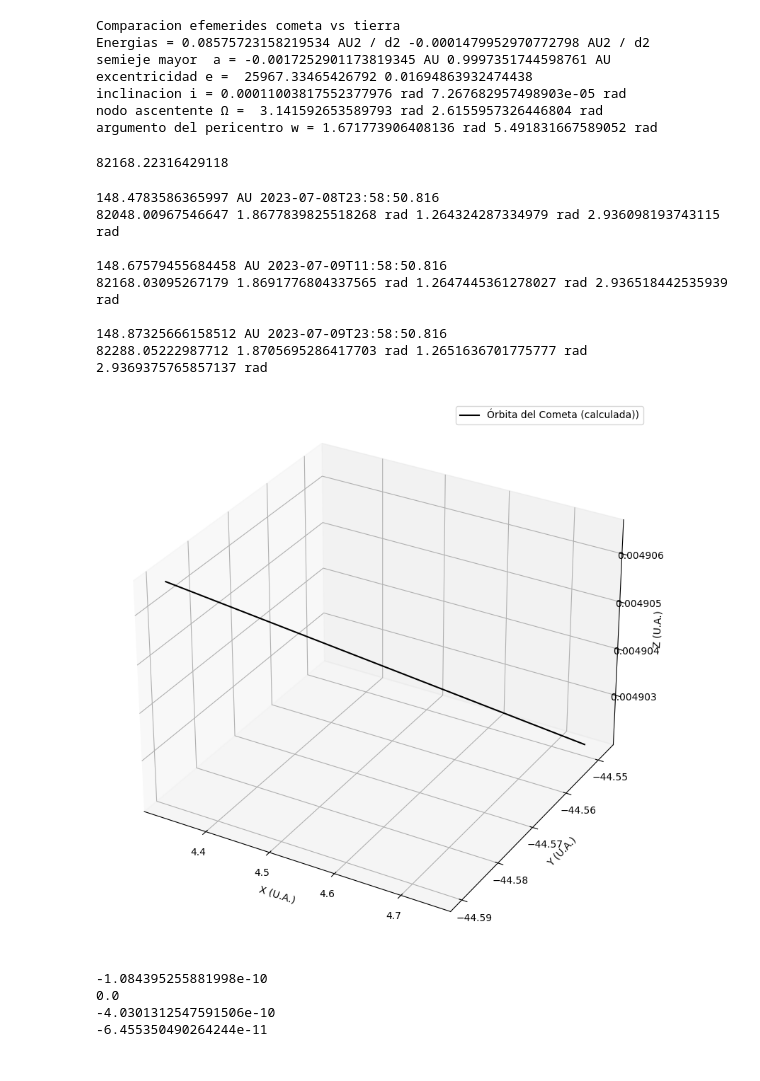
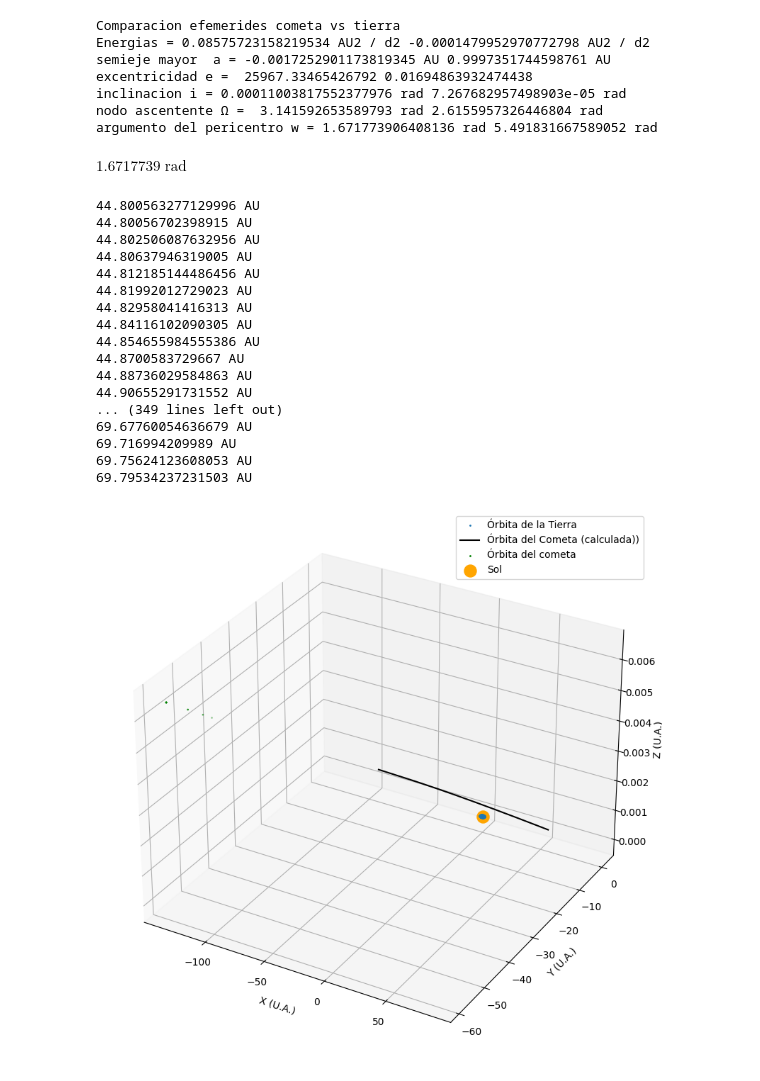
Before and after one commit to eadelgadillom/Astronomia_fundamental, a Jupyter notebook: Parcial_1.ipynb, the cells around one changed output. Saved outputs shown, nothing was run; the diff lists cells and outputs as text; code cells hidden in the pictures.

```diff
--- a/Parcial_1.ipynb
+++ b/Parcial_1.ipynb
@@ -118,12 +118,15 @@ def find_f_hyperbolic(e, E):
 def find_r_hyperbolic(a, ecc, E):
     return a*(1 - ecc*np.cosh(E))
 
+def find_iota_hyperbolic(t, l0, n, t0,):
+    return (n*(t-t0))
+
 ##______________________________________________________________________________________##
 
 ## Parámetros temporales de la tierra
-N_tiempos = (1*3)
+N_tiempos = (1*365)
 t0 = Time('2023-07-09T00:00:00', scale='tdb', format = 'isot').utc
-tf = Time('2023-07-10T00:00:00', scale='tdb', format = 'isot').utc
+tf = Time('2024-07-09T00:00:00', scale='tdb', format = 'isot').utc
 tiempos_evolucion = np.linspace(t0, tf, N_tiempos)
 
 ## Calculo orbita Tierra
@@ -236,11 +239,17 @@ excentricidad e =  25967.33465426792 0.01694863932474438
 inclinacion i = 0.00011003817552377976 rad 7.267682957498903e-05 rad
 nodo ascentente Ω =  3.141592653589793 rad 2.6155957326446804 rad
 argumento del pericentro w = 1.671773906408136 rad 5.491831667589052 rad
-# %%
-l0_cometa
-# %% [output]
-82168.22316429118
+# %%
+w_cometa
+# %% [output]
+$1.6717739 \; \mathrm{rad}$
 # %%
+def find_r_hyperbolic(a, ecc, f):
+    top = a*(1-ecc*2)
+    bot = 1 + np.cos(f)
+    return top/bot
+
+
 ## Hallamos parámetros inicializadores
 E_0_cometa = np.arccosh((1 - r_cometa_inicial[1]/a_cometa.value)/np.linalg.norm(ecc_cometa))
 l0_cometa = ecc_cometa*np.sinh(E_0_cometa) - E_0_cometa
@@ -250,7 +259,7 @@ t0_cometa = tiempos_cometa_inicial[1]
 
 for ii, t in enumerate(tiempos_evolucion):
     ## 1. Hallar iota
-    iota_cometa = find_iota(t, l0_cometa, n_cometa, t0_cometa)
+    iota_cometa = find_iota_hyperbolic(t, l0_cometa, n_cometa, t0_cometa)
 
     ## 2. Solucionar la Ec. de Kepler
     # E_raiz_tierra = root_scalar(Kepler, args=(iota_tierra.value, ecc_tierra), bracket=[0, iota_tierra.value], method="brentq")
@@ -266,55 +275,52 @@ for ii, t in enumerate(tiempos_evolucion):
 
 
     ## 5. Hallar r
-    r_cometa = find_r_hyperbolic(a_cometa, ecc_cometa, E_raiz_cometa)
-    print(r_cometa, t)
-    print(iota_cometa, E_raiz_cometa, f_cometa, phi_cometa, "\n")
-
-
+    #r_cometa = find_r_hyperbolic(a_cometa, ecc_cometa, E_raiz_cometa)
+    r_cometa = find_r_hyperbolic(a_cometa, ecc_cometa, f_cometa)
+    print(r_cometa)
 
     ## 6. Hallar x, y, z
     coor_cometa = find_xyz (r_cometa, omega_cometa, phi_cometa, i_cometa)
     for jj in range (3):
         plot_cometa_data[jj, ii] = coor_cometa[jj].value
 # %% [output]
-148.4783586365997 AU 2023-07-08T23:58:50.816
-82048.00967546647 1.8677839825518268 rad 1.264324287334979 rad 2.936098193743115 rad
-
-148.67579455684458 AU 2023-07-09T11:58:50.816
-82168.03095267179 1.8691776804337565 rad 1.2647445361278027 rad 2.936518442535939 rad
-
-148.87325666158512 AU 2023-07-09T23:58:50.816
-82288.05222987712 1.8705695286417703 rad 1.2651636701775777 rad 2.9369375765857137 rad
+44.800563277129996 AU
+44.80056702398915 AU
+44.802506087632956 AU
+44.80637946319005 AU
+44.812185144486456 AU
+44.81992012729023 AU
+44.82958041416313 AU
+44.84116102090305 AU
+44.854655984555386 AU
+44.8700583729667 AU
+44.88736029584863 AU
+44.90655291731552 AU
+... (349 lines left out)
+69.67760054636679 AU
+69.716994209989 AU
+69.75624123608053 AU
+69.79534237231503 AU
 # %%
 coor_cometa_inicial = np.transpose(coor_cometa_inicial)
 ## Plot de las ótbita
 fig = plt.figure(figsize=(10,10))
 ax = fig.add_subplot(projection="3d")
-#ax.scatter(plot_tierra_data[0], plot_tierra_data[1], plot_tierra_data[2], label='Órbita de la Tierra', s=1)
+ax.scatter(plot_tierra_data[0], plot_tierra_data[1], plot_tierra_data[2], label='Órbita de la Tierra', s=1)
 ax.plot(plot_cometa_data[0], plot_cometa_data[1], plot_cometa_data[2], label='Órbita del Cometa (calculada))' , color="black")
 
-#ax.scatter(coor_cometa_inicial[0], coor_cometa_inicial[1], coor_cometa_inicial[2], label='Órbita del cometa', s=1, color="green")
-#ax.scatter(0, 0, 0, s=150, label='Sol', color="orange")
+ax.scatter(coor_cometa_inicial[0], coor_cometa_inicial[1], coor_cometa_inicial[2], label='Órbita del cometa', s=1, color="green")
+ax.scatter(0, 0, 0, s=150, label='Sol', color="orange")
 
 ax.legend()
 #ax.set_xlim(-1, 1)
 #ax.set_ylim(-1, 1)
 #ax.set_zlim(-1, 1)
 ax.set_xlabel('X (U.A.)')
 ax.set_ylabel('Y (U.A.)')
 ax.set_zlabel('Z (U.A.)')
 
 
 plt.show()
 # %% [output]
-[figure, old version]
+[figure, new version]
-# %%
-## Error asociado al cálculo del \phi del cometa
-for ii in range (4):
-    z_cometa = r_cometa_inicial[ii] * (np.sin(i_cometa[ii].value)) * np.sin(phi_cometa_inicial[ii].value)
-    print(z_cometa - coor_cometa_inicial[ii][2])
-# %% [output]
--1.084395255881998e-10
-0.0
--4.0301312547591506e-10
--6.455350490264244e-11
```
